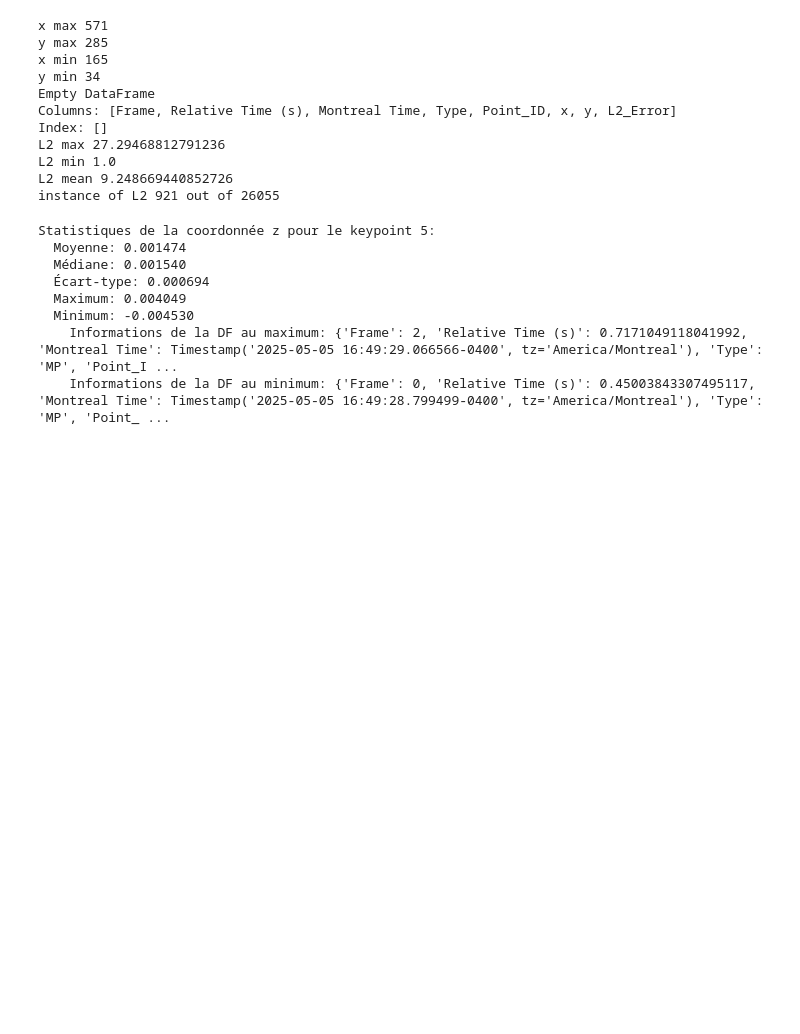
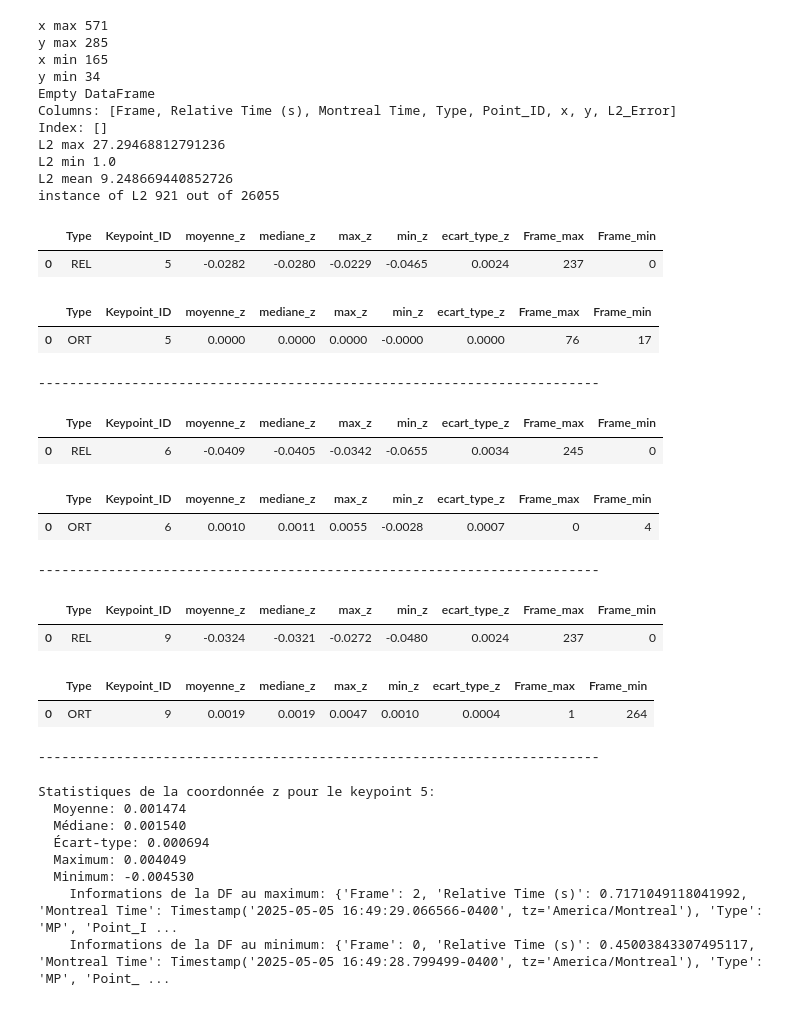
Before and after one commit to Agoist654/sfe, a Jupyter notebook: hand_landmarker(1).ipynb, the cells around one changed output. Cells and saved outputs as stored; diff of their text form; code cells hidden in the pictures; blank space fills up the shorter version.

```diff
--- a/hand_landmarker(1).ipynb
+++ b/hand_landmarker(1).ipynb
@@ -1870,6 +1872,62 @@ def compute_stats_z(df, keypoint_id):
         'max_info': max_row,
         'min_info': min_row
     }
+# %%
+def compute_stats_z_rel_df(df, keypoint_id, type_='REL'):
+    z_values = df[(df['Type'] == type_) & (df['Point_ID'] == keypoint_id)]['z'].dropna()
+
+    if z_values.empty:
+        return pd.DataFrame([{
+            'Type': 'REL',
+            'Keypoint_ID': keypoint_id,
+            'moyenne_z': np.nan,
+            'mediane_z': np.nan,
+            'max_z': np.nan,
+            'min_z': np.nan,
+            'ecart_type_z': np.nan,
+            'Frame_max': np.nan,
+            'Frame_min': np.nan
+        }])
+
+    max_row = df[(df['Type'] == type_) & (df['Point_ID'] == keypoint_id) & (df['z'] == z_values.max())].iloc[0]
+    min_row = df[(df['Type'] == type_) & (df['Point_ID'] == keypoint_id) & (df['z'] == z_values.min())].iloc[0]
+
+    stats = {
+        'Type': type_,
+        'Keypoint_ID': keypoint_id,
+        'moyenne_z': np.mean(z_values),
+        'mediane_z': np.median(z_values),
+        'max_z': z_values.max(),
+        'min_z': z_values.min(),
+        'ecart_type_z': np.std(z_values),
+        'Frame_max': max_row['Frame'],
+        'Frame_min': min_row['Frame']
+    }
+
+    return pd.DataFrame([stats])
+# %%
+for kp in [5,6,9]:
+    statistiques_zn_rel = compute_stats_z_rel_df(dfn, kp, type_='REL')
+    statistiques_zn_ort = compute_stats_z_rel_df(dfn, kp, type_='ORT')
+    display(statistiques_zn_rel)
+    display(statistiques_zn_ort)
+    print("------------------------------------------------------------------------")
+# %% [output]
+|  | Type | Keypoint_ID | moyenne_z | mediane_z | max_z | min_z | ecart_type_z | Frame_max | Frame_min |
+| 0 | REL | 5 | -0.0282 | -0.0280 | -0.0229 | -0.0465 | 0.0024 | 237 | 0 |
+|  | Type | Keypoint_ID | moyenne_z | mediane_z | max_z | min_z | ecart_type_z | Frame_max | Frame_min |
+| 0 | ORT | 5 | 0.0000 | 0.0000 | 0.0000 | -0.0000 | 0.0000 | 76 | 17 |
+------------------------------------------------------------------------
+|  | Type | Keypoint_ID | moyenne_z | mediane_z | max_z | min_z | ecart_type_z | Frame_max | Frame_min |
+| 0 | REL | 6 | -0.0409 | -0.0405 | -0.0342 | -0.0655 | 0.0034 | 245 | 0 |
+|  | Type | Keypoint_ID | moyenne_z | mediane_z | max_z | min_z | ecart_type_z | Frame_max | Frame_min |
+| 0 | ORT | 6 | 0.0010 | 0.0011 | 0.0055 | -0.0028 | 0.0007 | 0 | 4 |
+------------------------------------------------------------------------
+|  | Type | Keypoint_ID | moyenne_z | mediane_z | max_z | min_z | ecart_type_z | Frame_max | Frame_min |
+| 0 | REL | 9 | -0.0324 | -0.0321 | -0.0272 | -0.0480 | 0.0024 | 237 | 0 |
+|  | Type | Keypoint_ID | moyenne_z | mediane_z | max_z | min_z | ecart_type_z | Frame_max | Frame_min |
+| 0 | ORT | 9 | 0.0019 | 0.0019 | 0.0047 | 0.0010 | 0.0004 | 1 | 264 |
+------------------------------------------------------------------------
 # %%
 keypoint_a_analyser = 9
 for keypoint_a_analyser in [5,6,9,10]:
```
Also changed, not shown: parts of 5 cells of this notebook.
